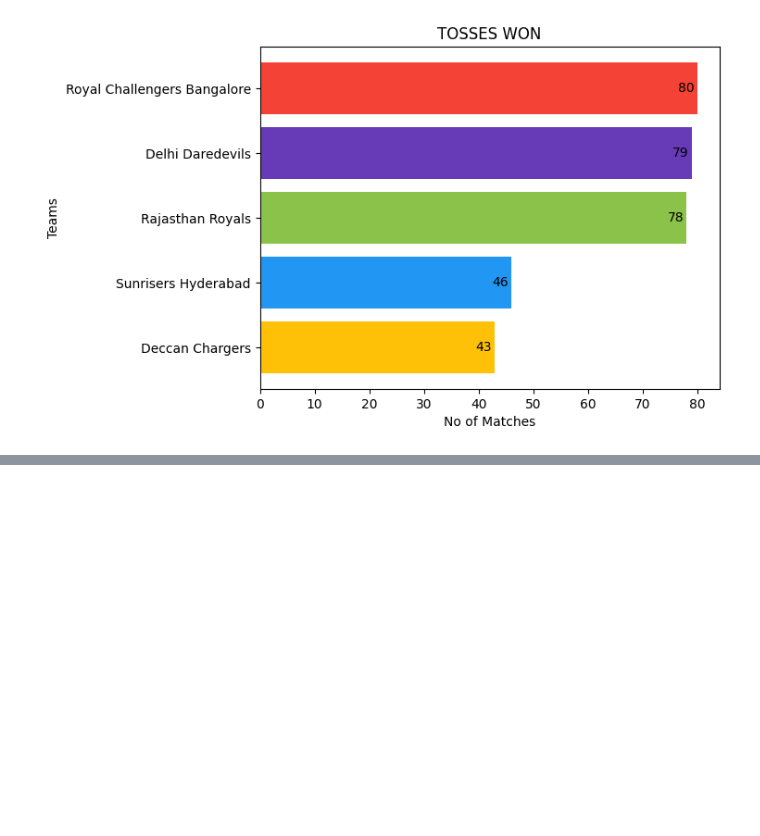
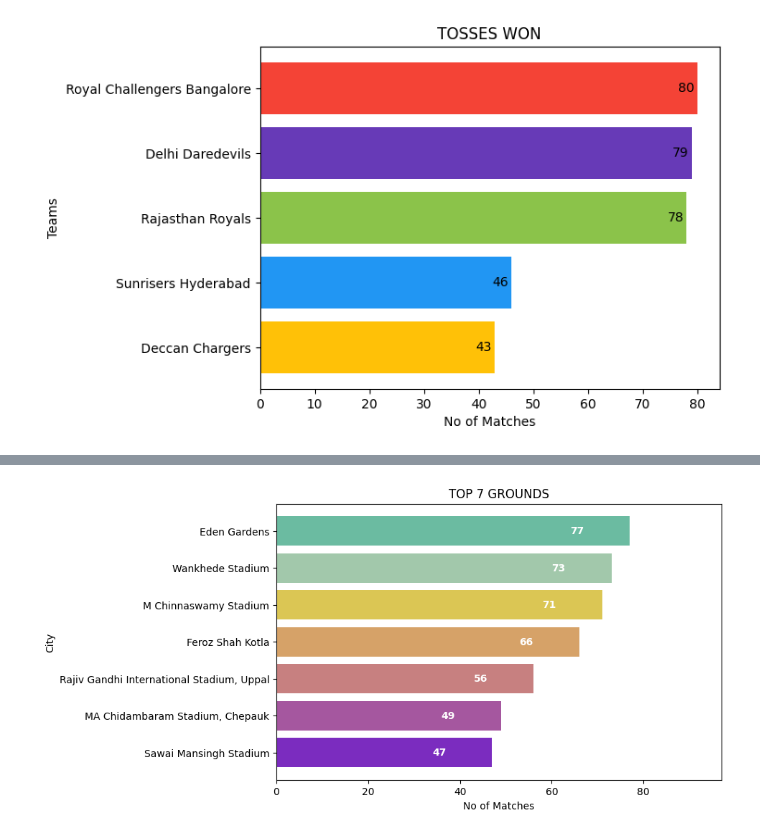
Before and after one commit to puneethegde72/Dashboard-and-infographic-creation, a Jupyter notebook: IPL_data_visualization_and_infographic.ipynb, the cells around one changed output, grey strips where cells are left out. Saved outputs shown, nothing was run; the diff lists cells and outputs as text; code cells hidden in the pictures; blank space fills up the shorter version.

```diff
--- a/IPL_data_visualization_and_infographic.ipynb
+++ b/IPL_data_visualization_and_infographic.ipynb
@@ -71,0 +85,18 @@ plt.show()
+# %%
+# Top 7 grounds hosted IPL matches
+grd = df1['venue'].value_counts().sort_values().tail(7)
+
+# Plot bar chart
+fig, ax = plt.subplots(figsize=(8, 5))
+colors = ['#7b2cbf', '#a5579f', '#c78080', '#d6a268', '#dbc654', '#a2c8ab', '#6bbba1']
+ax.barh(grd.index, grd.values, color=colors)
+ax.set_xlabel("No of Matches")
+ax.set_ylabel("City")
+ax.set_title("TOP 7 GROUNDS")
+ax.set_xlim([0, max(grd.values)+20])
+for i, v in enumerate(grd.values):
+    ax.text(v-10, i, str(v), color='white', fontweight='bold', ha='right', va='center')
+
+plt.show()
+# %% [output]
+[figure, added]
```
Also changed, not shown: parts of 3 cells of this notebook.
